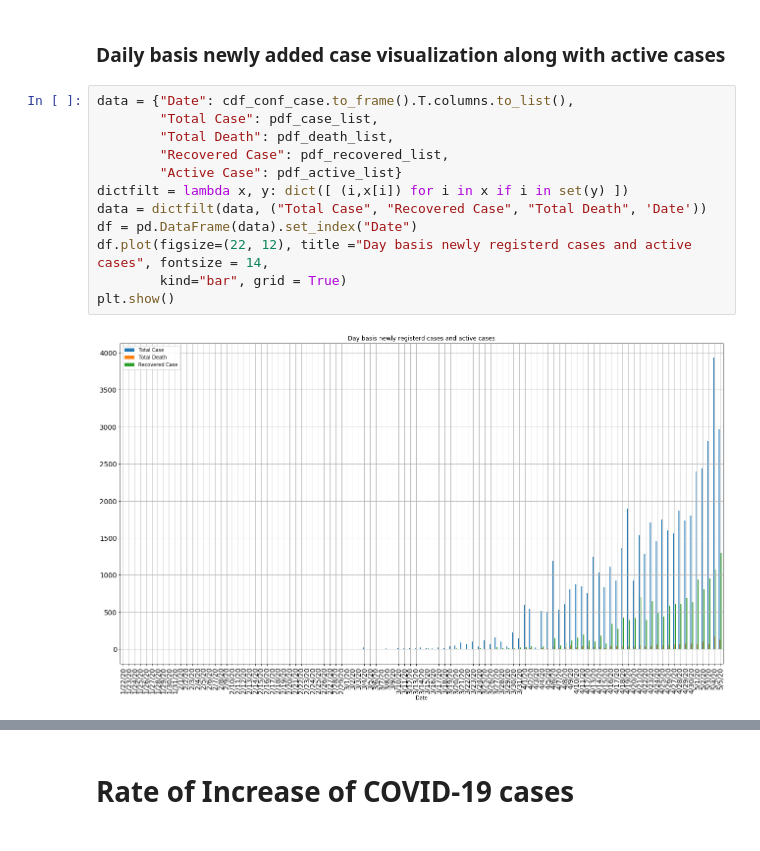
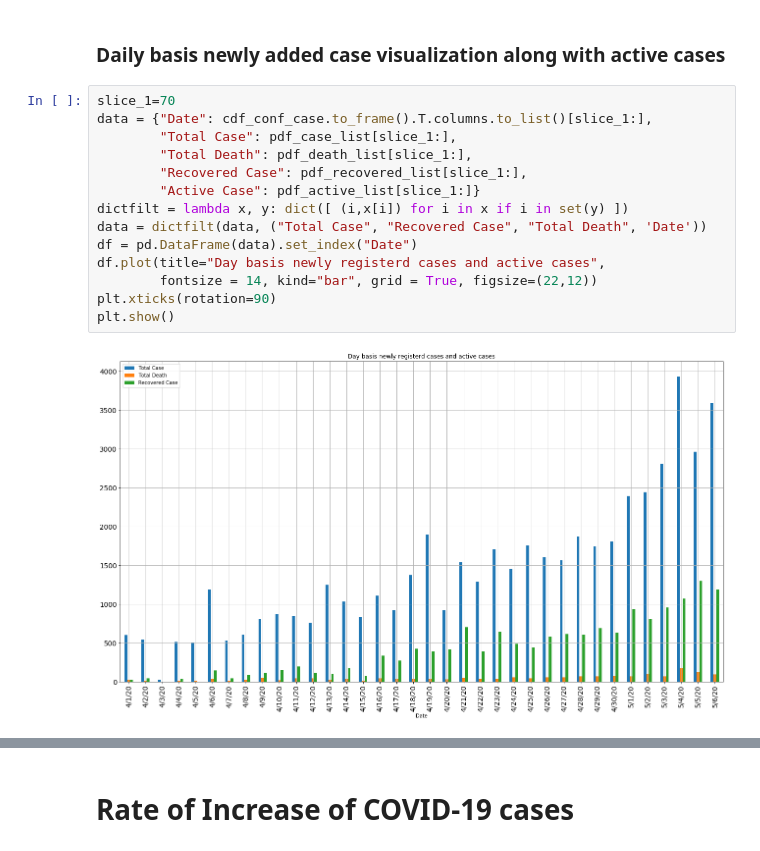
Before and after one commit to swapnanilsharma/Covid19-India-Finding-Insight, a Jupyter notebook: Covid19-India-finding-insight.ipynb, the cells around one changed output, grey strips where cells are left out. Drawn from its saved outputs; the diff is of its cells as text.

Commit message:
new data

```diff
--- a/Covid19-India-finding-insight.ipynb
+++ b/Covid19-India-finding-insight.ipynb
@@ -91,19 +91,21 @@ plt.show()
 # %% [markdown]
 ### Daily basis newly added case visualization along with active cases
 # %%
-data = {"Date": cdf_conf_case.to_frame().T.columns.to_list(),
-        "Total Case": pdf_case_list,
-        "Total Death": pdf_death_list,
-        "Recovered Case": pdf_recovered_list,
-        "Active Case": pdf_active_list}
+slice_1=70
+data = {"Date": cdf_conf_case.to_frame().T.columns.to_list()[slice_1:],
+        "Total Case": pdf_case_list[slice_1:],
+        "Total Death": pdf_death_list[slice_1:],
+        "Recovered Case": pdf_recovered_list[slice_1:],
+        "Active Case": pdf_active_list[slice_1:]}
 dictfilt = lambda x, y: dict([ (i,x[i]) for i in x if i in set(y) ])
 data = dictfilt(data, ("Total Case", "Recovered Case", "Total Death", 'Date'))
 df = pd.DataFrame(data).set_index("Date")
-df.plot(figsize=(22, 12), title ="Day basis newly registerd cases and active cases", fontsize = 14,
-        kind="bar", grid = True)
+df.plot(title="Day basis newly registerd cases and active cases",
+        fontsize = 14, kind="bar", grid = True, figsize=(22,12))
+plt.xticks(rotation=90)
 plt.show()
 # %% [output]
-[figure, old version]
+[figure, new version]
 # %%
 print(f"Total New cases added on last day: {np.round(df.iloc[-1].tolist()[0], 0)}")
 print(f"Total Death cases added on last day: {np.round(df.iloc[-1].tolist()[1], 0)}")
```
Also changed, not shown: parts of 18 cells of this notebook, 1 other file.
